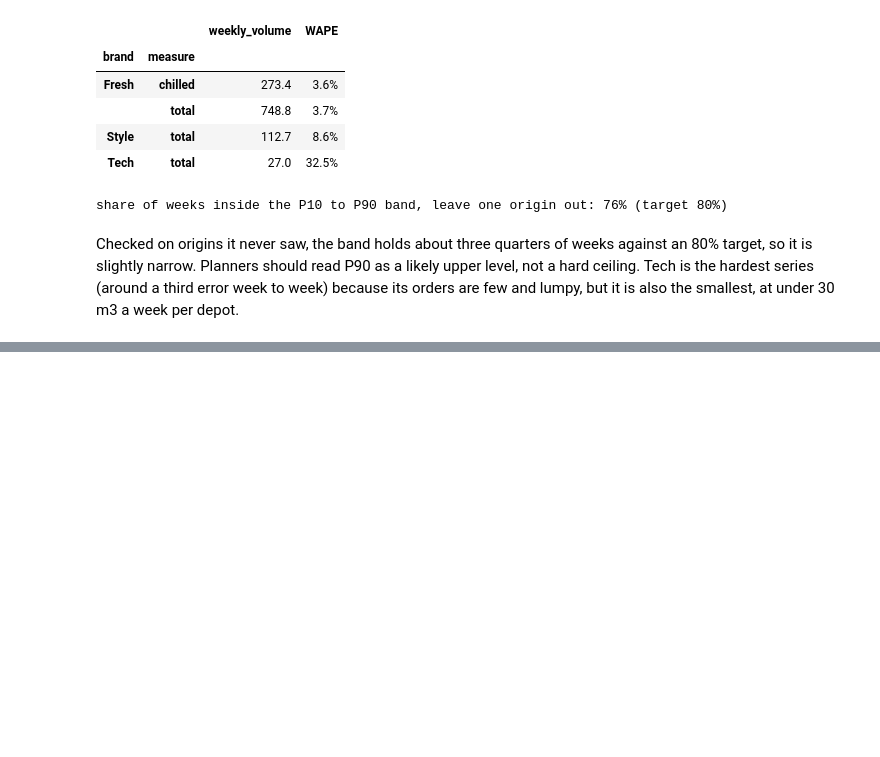
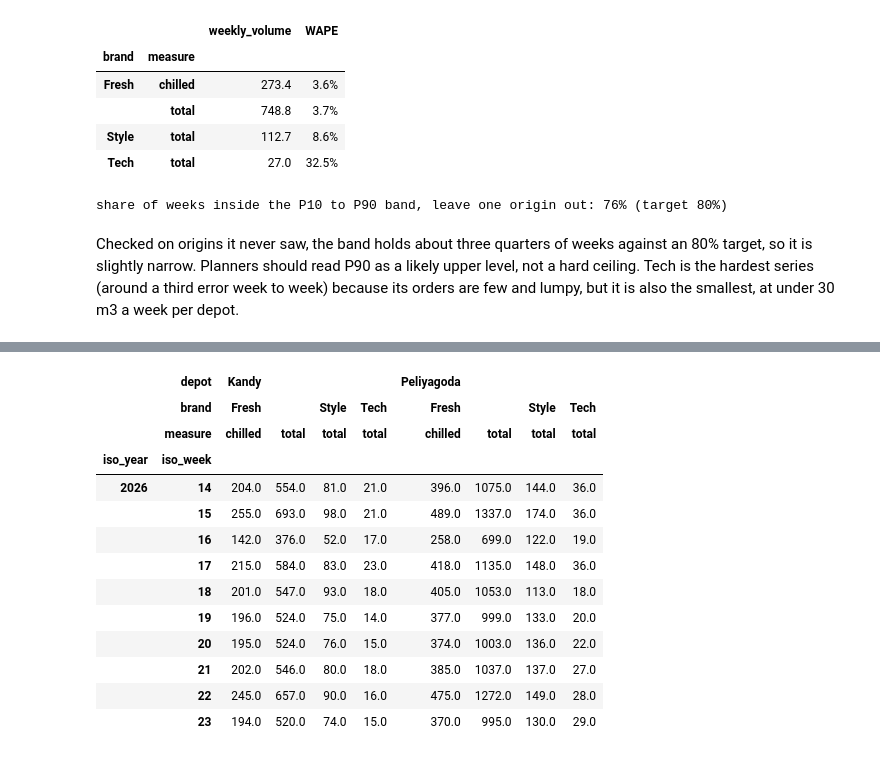
Before and after one commit to sameera-ekanayaka/Xora_Datathon, a Jupyter notebook: notebooks/06_task2a_demand_forecast.ipynb, the cells around one changed output, grey strips where cells are left out. Cells and saved outputs as stored; diff of their text form; code cells hidden in the pictures; blank space fills up the shorter version.

```diff
--- a/notebooks/06_task2a_demand_forecast.ipynb
+++ b/notebooks/06_task2a_demand_forecast.ipynb
@@ -238,0 +243,32 @@ Checked on origins it never saw, the band holds about three quarters of weeks ag
+# %%
+FORECAST_START, FORECAST_END = pd.Timestamp("2026-03-30"), pd.Timestamp("2026-06-07")
+final_reg = fc.TrendRegression().fit(panel)
+final_gbm = fc.CalendarGBM().fit(panel)
+
+future = fc.future_panel(panel, calendar, FORECAST_START, FORECAST_END)
+future["regression"] = final_reg.predict(future)
+future["calendar LightGBM"] = final_gbm.predict(future)
+fcst = fc.to_weeks(future, ["regression", "calendar LightGBM"])
+fcst["p50"] = (fcst["regression"] + fcst["calendar LightGBM"]) / 2
+
+bands = bt.groupby(["brand", "measure"]).ratio.quantile([0.1, 0.9]).unstack()
+fcst = fcst.join(bands, on=["brand", "measure"])
+fcst["p10"], fcst["p90"] = fcst.p50 * fcst[0.1], fcst.p50 * fcst[0.9]
+fcst = fcst.drop(columns=[0.1, 0.9])
+assert fcst.groupby(fc.SERIES_KEYS).size().eq(10).all()
+fcst.pivot_table(index=["iso_year", "iso_week"], columns=["depot", "brand", "measure"], values="p50").round(0)
+# %% [output]
+|  | depot | Kandy |  |  |  | Peliyagoda |  |  |  |
+|  | brand | Fresh |  | Style | Tech | Fresh |  | Style | Tech |
+|  | measure | chilled | total | total | total | chilled | total | total | total |
+| iso_year | iso_week |  |  |  |  |  |  |  |  |
+| 2026 | 14 | 204.0 | 554.0 | 81.0 | 21.0 | 396.0 | 1075.0 | 144.0 | 36.0 |
+|  | 15 | 255.0 | 693.0 | 98.0 | 21.0 | 489.0 | 1337.0 | 174.0 | 36.0 |
+|  | 16 | 142.0 | 376.0 | 52.0 | 17.0 | 258.0 | 699.0 | 122.0 | 19.0 |
+|  | 17 | 215.0 | 584.0 | 83.0 | 23.0 | 418.0 | 1135.0 | 148.0 | 36.0 |
+|  | 18 | 201.0 | 547.0 | 93.0 | 18.0 | 405.0 | 1053.0 | 113.0 | 18.0 |
+|  | 19 | 196.0 | 524.0 | 75.0 | 14.0 | 377.0 | 999.0 | 133.0 | 20.0 |
+|  | 20 | 195.0 | 524.0 | 76.0 | 15.0 | 374.0 | 1003.0 | 136.0 | 22.0 |
+|  | 21 | 202.0 | 546.0 | 80.0 | 18.0 | 385.0 | 1037.0 | 137.0 | 27.0 |
+|  | 22 | 245.0 | 657.0 | 90.0 | 16.0 | 475.0 | 1272.0 | 149.0 | 28.0 |
+|  | 23 | 194.0 | 520.0 | 74.0 | 15.0 | 370.0 | 995.0 | 130.0 | 29.0 |
```
Also changed, not shown: parts of 5 cells of this notebook, 4 other files.
